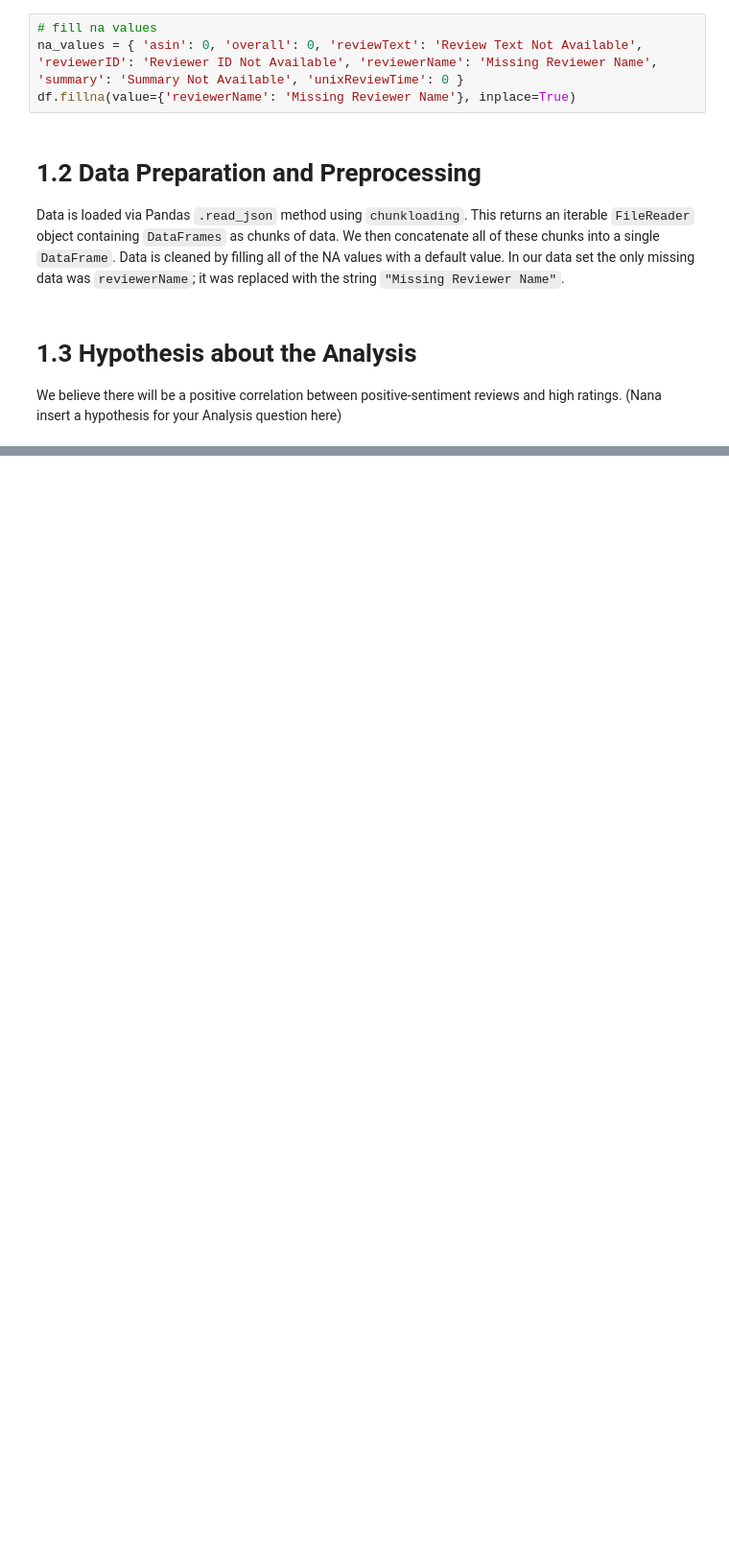
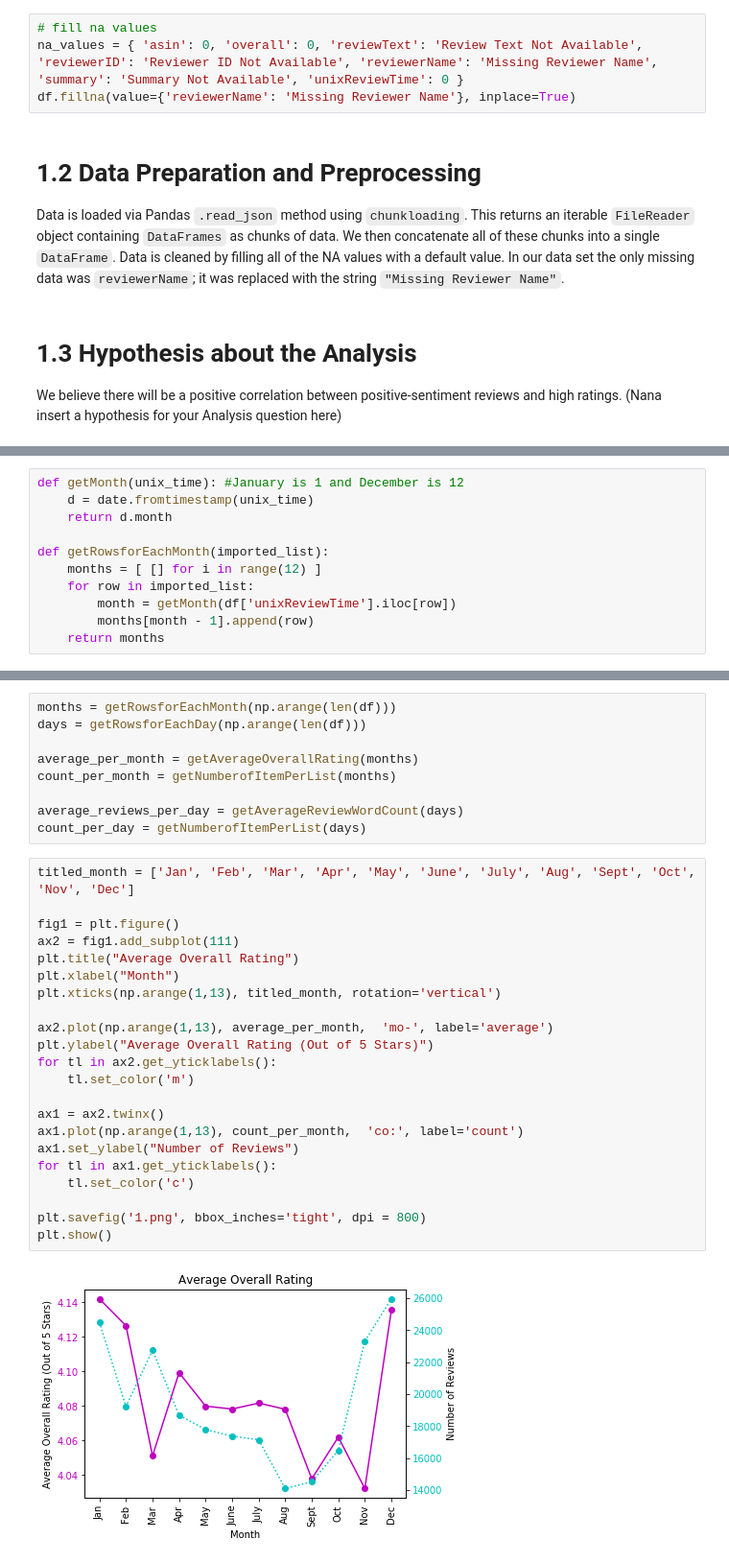
Before and after one commit to SisterN/data_analytics_assignment, a Jupyter notebook: Assignment.ipynb, the cells around one changed output, grey strips where cells are left out. Shown: that part at 96% size. Drawn from its saved outputs; the diff is of its cells as text; blank space fills up the shorter version.

```diff
--- a/Assignment.ipynb
+++ b/Assignment.ipynb
@@ -97,0 +112,11 @@ We believe there will be a positive correlation between positive-sentiment revie
+# %%
+def getMonth(unix_time): #January is 1 and December is 12
+    d = date.fromtimestamp(unix_time)
+    return d.month
+
+def getRowsforEachMonth(imported_list):
+    months = [ [] for i in range(12) ]
+    for row in imported_list:
+        month = getMonth(df['unixReviewTime'].iloc[row])
+        months[month - 1].append(row)
+    return months
@@ -97,0 +146,33 @@ We believe there will be a positive correlation between positive-sentiment revie
+# %%
+months = getRowsforEachMonth(np.arange(len(df)))
+days = getRowsforEachDay(np.arange(len(df)))
+
+average_per_month = getAverageOverallRating(months)
+count_per_month = getNumberofItemPerList(months)
+
+average_reviews_per_day = getAverageReviewWordCount(days)
+count_per_day = getNumberofItemPerList(days)
+# %%
+titled_month = ['Jan', 'Feb', 'Mar', 'Apr', 'May', 'June', 'July', 'Aug', 'Sept', 'Oct', 'Nov', 'Dec']
+
+fig1 = plt.figure()
+ax2 = fig1.add_subplot(111)
+plt.title("Average Overall Rating")
+plt.xlabel("Month")
+plt.xticks(np.arange(1,13), titled_month, rotation='vertical')
+
+ax2.plot(np.arange(1,13), average_per_month,  'mo-', label='average')
+plt.ylabel("Average Overall Rating (Out of 5 Stars)")
+for tl in ax2.get_yticklabels():
+    tl.set_color('m')
+
+ax1 = ax2.twinx()
+ax1.plot(np.arange(1,13), count_per_month,  'co:', label='count')
+ax1.set_ylabel("Number of Reviews")
+for tl in ax1.get_yticklabels():
+    tl.set_color('c')
+
+plt.savefig('1.png', bbox_inches='tight', dpi = 800)
+plt.show()
+# %% [output]
+[figure, added]
```
Also changed, not shown: parts of 13 cells of this notebook, 7 other files.
